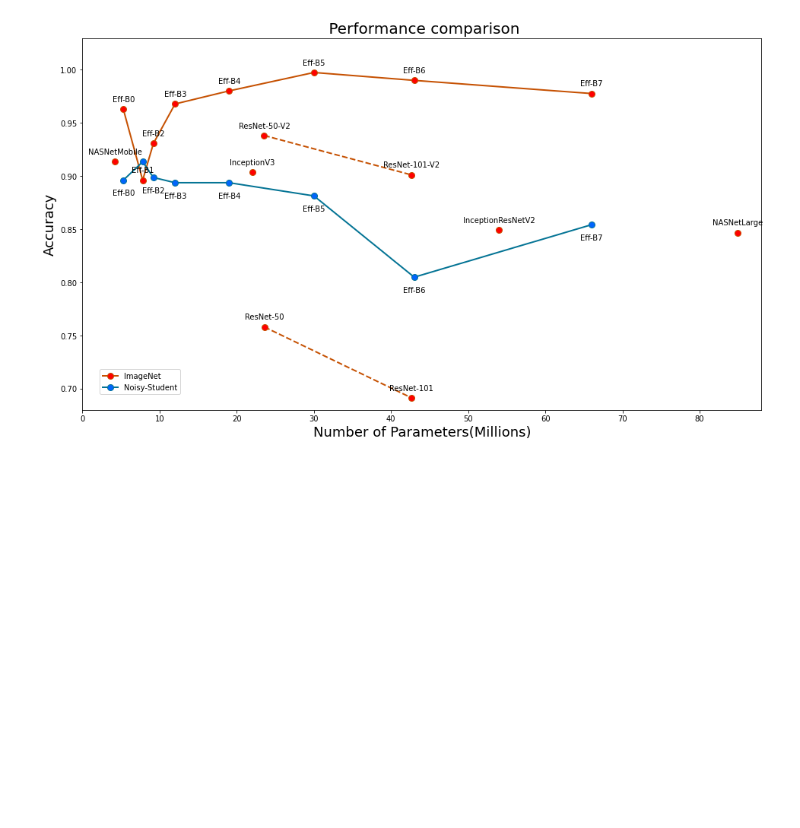
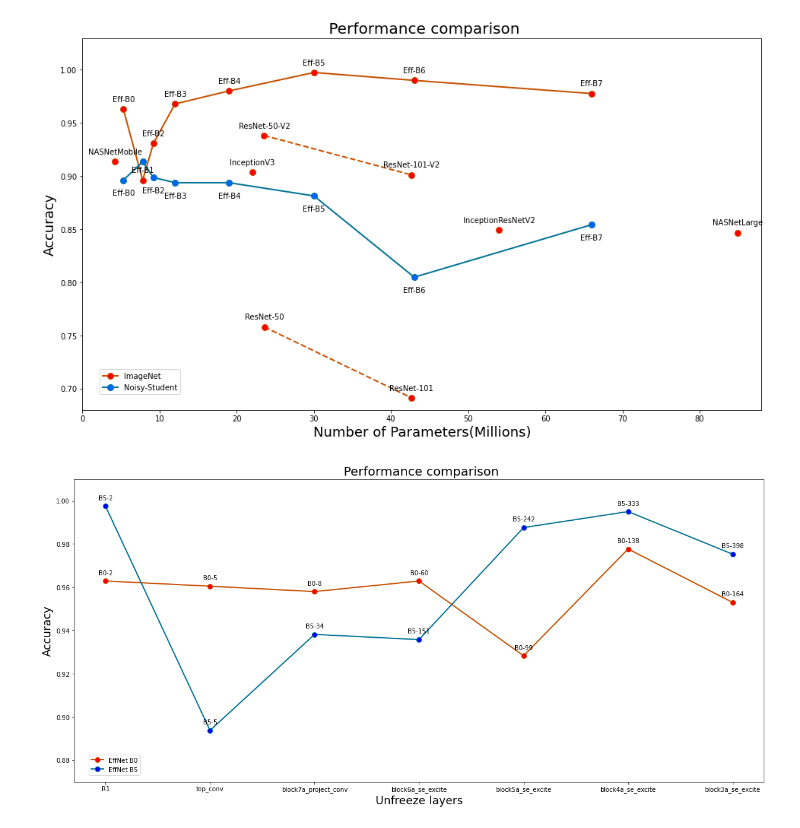
Before and after one commit to Peckkie/USAI_ABnormal_Screening, a Jupyter notebook: plot graph performance comparison.ipynb, the cells around one changed output. Cells and saved outputs as stored; diff of their text form; code cells hidden in the pictures; blank space fills up the shorter version.

Commit message:
Add Unfreeze layer graph

```diff
--- a/plot graph performance comparison.ipynb
+++ b/plot graph performance comparison.ipynb
@@ -76,3 +76,55 @@ from pylab import axis
     show()
 # %% [output]
 [figure]
+# %%
+#Compare EffNet B0,B5 Unfreeze layer
+
+import matplotlib.pyplot as plt
+import numpy as np
+
+fig, ax = plt.subplots(figsize=(20, 9))
+
+# using some dummy data for this example
+xs = ['R1','top_conv','block7a_project_conv','block6a_se_excite','block5a_se_excite','block4a_se_excite','block3a_se_excite']
+xs1 = ['R1','top_conv','block7a_project_conv','block6a_se_excite','block5a_se_excite','block4a_se_excite','block3a_se_excite']
+
+ys = [0.9629,0.96049,0.958,0.9629,0.9283,0.9777,0.953]
+ys1 =[0.9975,0.8938,0.9382,0.9358,0.9876,0.995,0.9753]
+
+label = ['B0-2','B0-5','B0-8','B0-60','B0-99','B0-138','B0-164']
+label1 = ['B5-2','B5-5','B5-34','B5-151','B5-242','B5-333','B5-398']
+
+# setting x and y axis range
+plt.ylim(0.87,1.01)
+# plt.xlim(-200.00,28500.00)
+
+# 'bo-' means blue color, round points, solid lines
+plt.plot(xs,ys,color='#c65102', linestyle='-', linewidth = 2, marker='o', markerfacecolor='r', markersize=8)
+plt.plot(xs1,ys1,color='#047495', linestyle='-', linewidth = 2, marker='o', markerfacecolor='b', markersize=8)
+# zip joins x and y coordinates in pairs
+for i in range(0,len(ys)):
+
+    plt.annotate(label[i], # this is the text
+                 (xs[i],ys[i]), # this is the point to label
+                 textcoords="offset points", # how to position the text
+                 xytext=(0,10), # distance from text to points (x,y)
+                 ha='center') # horizontal alignment can be left, right or center
+
+for i in range(0,len(ys)):
+    plt.annotate(label1[i], # this is the text
+                 (xs1[i],ys1[i]), # this is the point to label
+                 textcoords="offset points", # how to position the text
+                 xytext=(0,10), # distance from text to points (x,y)
+                 ha='center') # horizontal alignment can be left, right or center
+
+# Apply the legend to tell the graphs apart
+legend(['EffNet B0','EffNet B5'], bbox_to_anchor=(0.10,0.10))
+
+# Apply the TITLE, X-axis and Y-axis label
+title(' Performance comparison',fontsize=20)
+xlabel('Unfreeze layers',fontsize=18)
+ylabel('Accuracy',fontsize=18)
+
+plt.show()
+# %% [output]
+[figure, added]
```
Also changed, not shown: parts of 1 cell of this notebook.
